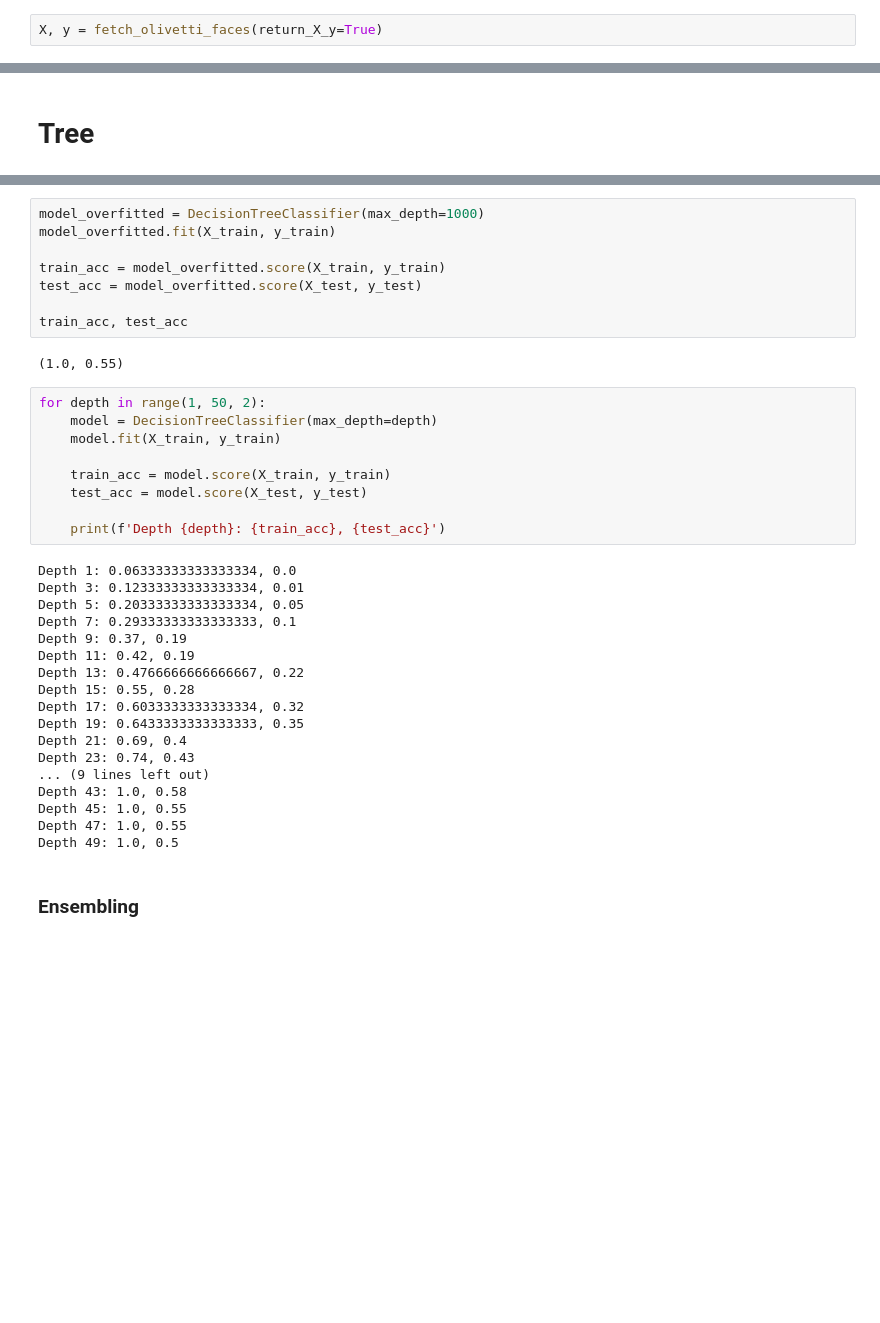
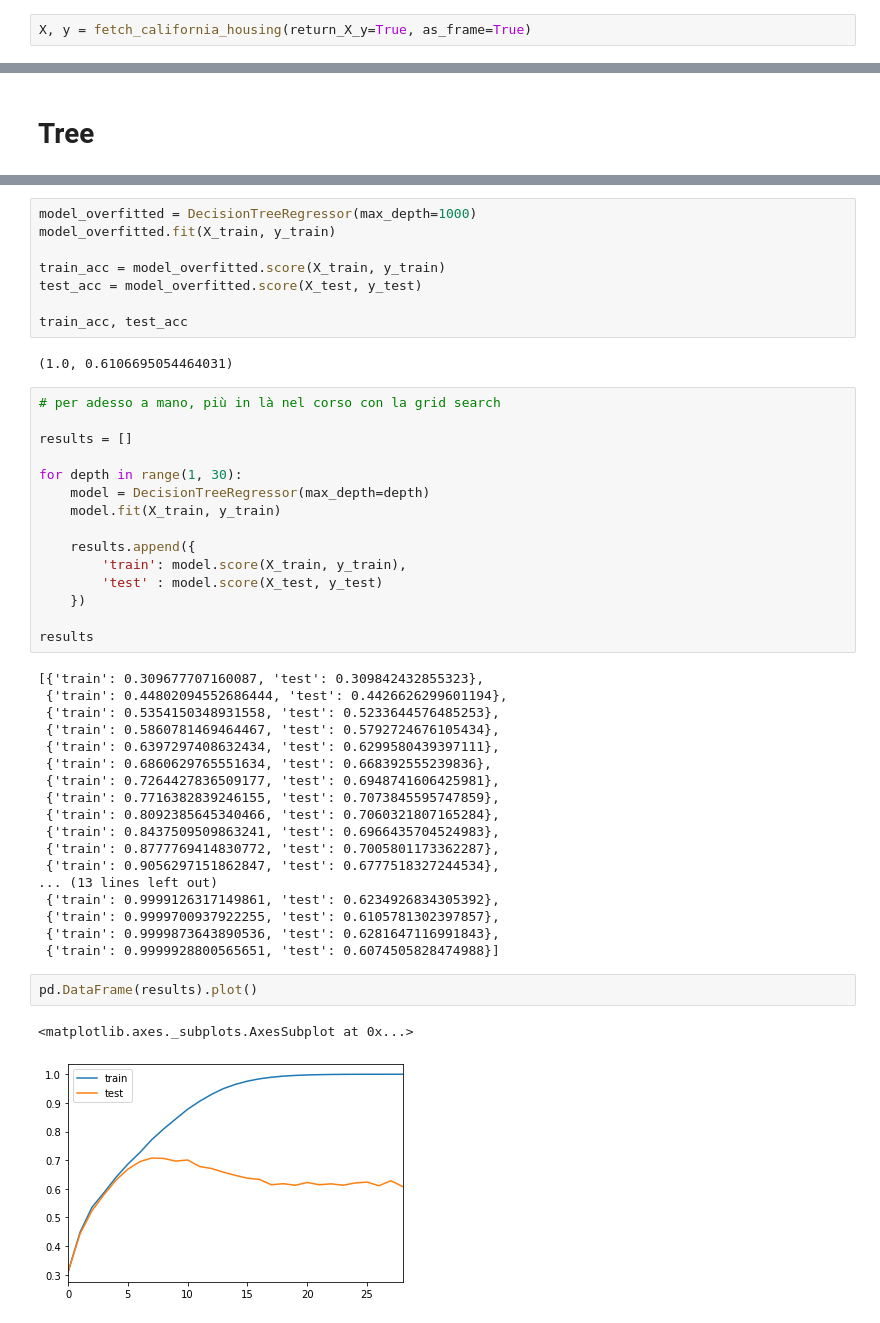
Before and after one commit to pieroit/corso_ml_python_youtube_pollo, a Jupyter notebook: prove/B01_regularization.ipynb, the cells around one changed output, grey strips where cells are left out. Drawn from its saved outputs; the diff is of its cells as text; blank space fills up the shorter version.

```diff
--- a/prove/B01_regularization.ipynb
+++ b/prove/B01_regularization.ipynb
@@ -17,2 +19,2 @@ from sklearn.neural_network import MLPClassifier
 # %%
-X, y = fetch_olivetti_faces(return_X_y=True)
+X, y = fetch_california_housing(return_X_y=True, as_frame=True)
@@ -26,5 +49,5 @@ Approfondiremo questo aspetto nei video successivi, nel frattempo una demo veloc
 # %%
-model_overfitted = DecisionTreeClassifier(max_depth=1000)
+model_overfitted = DecisionTreeRegressor(max_depth=1000)
 model_overfitted.fit(X_train, y_train)
 
 train_acc = model_overfitted.score(X_train, y_train)
@@ -32,33 +55,42 @@ test_acc = model_overfitted.score(X_test, y_test)
 
 train_acc, test_acc
 # %% [output]
-(1.0, 0.55)
+(1.0, 0.6106695054464031)
 # %%
-for depth in range(1, 50, 2):
-    model = DecisionTreeClassifier(max_depth=depth)
+# per adesso a mano, più in là nel corso con la grid search
+
+results = []
+
+for depth in range(1, 30):
+    model = DecisionTreeRegressor(max_depth=depth)
     model.fit(X_train, y_train)
 
-    train_acc = model.score(X_train, y_train)
-    test_acc = model.score(X_test, y_test)
+    results.append({
+        'train': model.score(X_train, y_train),
+        'test' : model.score(X_test, y_test)
+    })
 
-    print(f'Depth {depth}: {train_acc}, {test_acc}')
+results
 # %% [output]
-Depth 1: 0.06333333333333334, 0.0
-Depth 3: 0.12333333333333334, 0.01
-Depth 5: 0.20333333333333334, 0.05
-Depth 7: 0.29333333333333333, 0.1
-Depth 9: 0.37, 0.19
-Depth 11: 0.42, 0.19
-Depth 13: 0.4766666666666667, 0.22
-Depth 15: 0.55, 0.28
-Depth 17: 0.6033333333333334, 0.32
-Depth 19: 0.6433333333333333, 0.35
-Depth 21: 0.69, 0.4
-Depth 23: 0.74, 0.43
-... (9 lines left out)
-Depth 43: 1.0, 0.58
-Depth 45: 1.0, 0.55
-Depth 47: 1.0, 0.55
-Depth 49: 1.0, 0.5
+[{'train': 0.309677707160087, 'test': 0.309842432855323},
+ {'train': 0.44802094552686444, 'test': 0.4426626299601194},
+ {'train': 0.5354150348931558, 'test': 0.5233644576485253},
+ {'train': 0.5860781469464467, 'test': 0.5792724676105434},
+ {'train': 0.6397297408632434, 'test': 0.6299580439397111},
+ {'train': 0.6860629765551634, 'test': 0.668392555239836},
+ {'train': 0.7264427836509177, 'test': 0.6948741606425981},
+ {'train': 0.7716382839246155, 'test': 0.7073845595747859},
+ {'train': 0.8092385645340466, 'test': 0.7060321807165284},
+ {'train': 0.8437509509863241, 'test': 0.6966435704524983},
+ {'train': 0.8777769414830772, 'test': 0.7005801173362287},
+ {'train': 0.9056297151862847, 'test': 0.6777518327244534},
+... (13 lines left out)
+ {'train': 0.9999126317149861, 'test': 0.6234926834305392},
+ {'train': 0.9999700937922255, 'test': 0.6105781302397857},
+ {'train': 0.9999873643890536, 'test': 0.6281647116991843},
+ {'train': 0.9999928800565651, 'test': 0.6074505828474988}]
-# %% [markdown]
-### Ensembling
+# %%
+pd.DataFrame(results).plot()
+# %% [output]
+<matplotlib.axes._subplots.AxesSubplot at 0x...>
+[figure, added]
```
Also changed, not shown: parts of 10 cells of this notebook.
